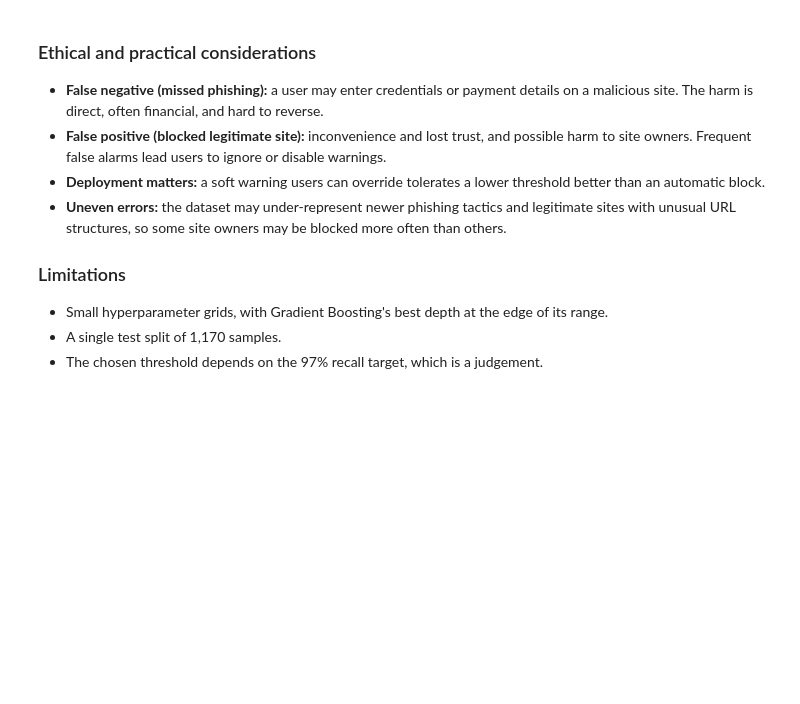
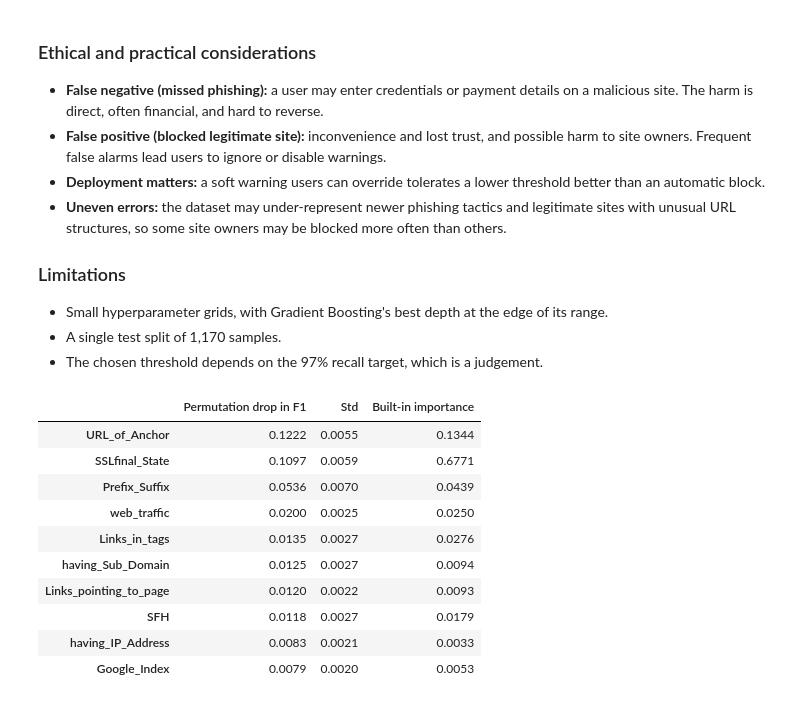
Before and after one commit to Hackme-code/ict606-phishing-detection, a Jupyter notebook: notebooks/02_modelling.ipynb, the cells around one changed output. Cells and saved outputs as stored; diff of their text form; code cells hidden in the pictures; blank space fills up the shorter version.

```diff
--- a/notebooks/02_modelling.ipynb
+++ b/notebooks/02_modelling.ipynb
@@ -400,3 +400,31 @@ Lowering the threshold to 0.30 cut missed phishing sites by 12 (about 43%) at th
 - Small hyperparameter grids, with Gradient Boosting's best depth at the edge of its range.
 - A single test split of 1,170 samples.
 - The chosen threshold depends on the 97% recall target, which is a judgement.
+# %%
+from sklearn.inspection import permutation_importance
+
+perm = permutation_importance(
+    final_model, X_test, y_test,
+    scoring=phish_f1, n_repeats=10,
+    random_state=RANDOM_STATE, n_jobs=1
+)
+
+imp = pd.DataFrame({
+    "Permutation drop in F1": perm.importances_mean,
+    "Std": perm.importances_std,
+    "Built-in importance": final_model.feature_importances_,
+}, index=X_test.columns).sort_values("Permutation drop in F1", ascending=False)
+
+imp.head(10).round(4)
+# %% [output]
+|  | Permutation drop in F1 | Std | Built-in importance |
+| URL_of_Anchor | 0.1222 | 0.0055 | 0.1344 |
+| SSLfinal_State | 0.1097 | 0.0059 | 0.6771 |
+| Prefix_Suffix | 0.0536 | 0.0070 | 0.0439 |
+| web_traffic | 0.0200 | 0.0025 | 0.0250 |
+| Links_in_tags | 0.0135 | 0.0027 | 0.0276 |
+| having_Sub_Domain | 0.0125 | 0.0027 | 0.0094 |
+| Links_pointing_to_page | 0.0120 | 0.0022 | 0.0093 |
+| SFH | 0.0118 | 0.0027 | 0.0179 |
+| having_IP_Address | 0.0083 | 0.0021 | 0.0033 |
+| Google_Index | 0.0079 | 0.0020 | 0.0053 |
```
Also changed, not shown: parts of 5 cells of this notebook, 1 other file.
